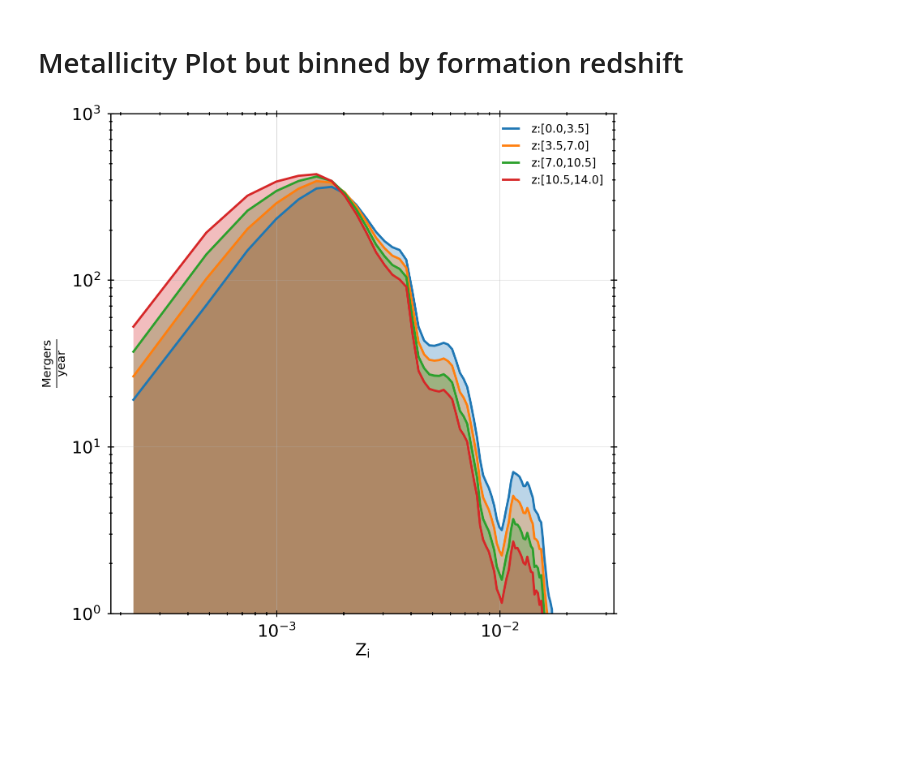
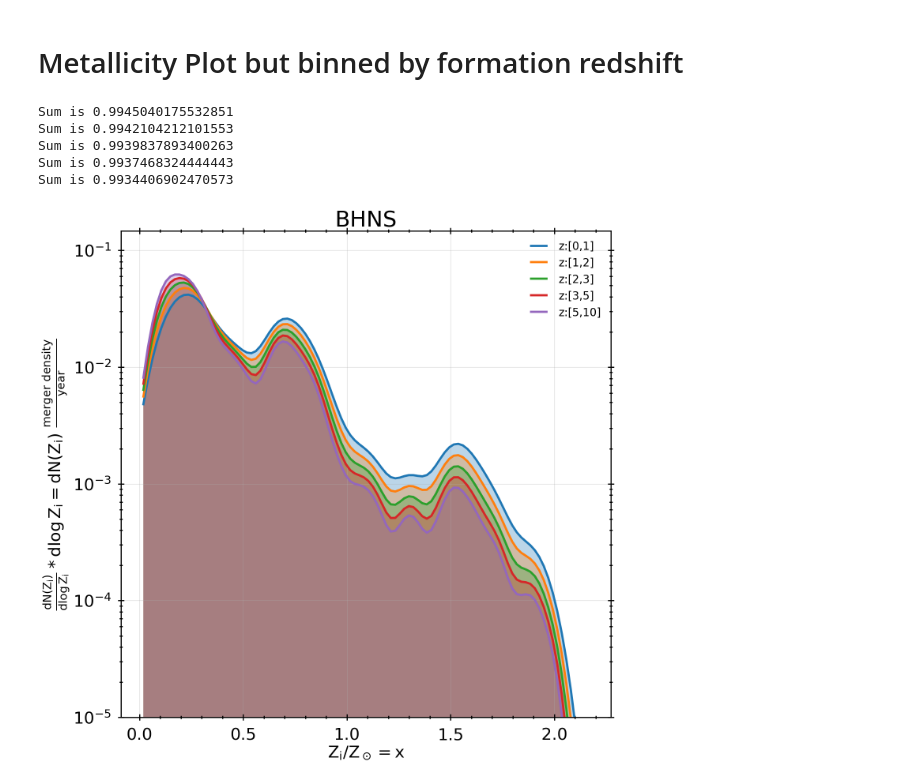
Before and after one commit to stlgolfer/metallicity_mergers, a Jupyter notebook: convolve_test.ipynb, the cells around one changed output. Cells and saved outputs as stored; diff of their text form; code cells hidden in the pictures; blank space fills up the shorter version.

```diff
--- a/convolve_test.ipynb
+++ b/convolve_test.ipynb
@@ -30,9 +30,10 @@ fdata = h5py.File(filepath)
 all_dco_seeds = fdata['BSE_Double_Compact_Objects']['SEED'][()]
 all_seeds = fdata['BSE_System_Parameters']['SEED'][()]
 metallicities = fdata["BSE_System_Parameters"]["Metallicity@ZAMS(1)"][()]
+# potentially mask with/without a stable mass transfer or without an envelope
 mixture_weight = fdata["BSE_System_Parameters"]["mixture_weight"][()]
 fdata.close()
-TYPES = 'BBH'
+TYPES = 'BHNS'
 fe_binned, fe_bins, compasdata = get_formation_efficiency(filepath, types=TYPES)
 delayTimes = compasdata.delayTimes
 
@@ -677,41 +685,53 @@ KeyError: 'weights_at_current_z0'
 # %%
 # basically same plot as above, but now we want to bin by redshift basically
 form_fig, form_ax = plt.subplots(1, 1)
-Zm = dco_metallicities
+PLOT_Z_LOG = False
+Zm = np.log10(dco_metallicities/0.012) if PLOT_Z_LOG else dco_metallicities/0.012
 
-weights = fiducial_plotting_data['weights_at_current_z0']
 all_weights = fiducial_plotting_data['all_weights']
 redshifts = fiducial_plotting_data['redshifts']
 
 # sum up to z
-redshift_edges = np.linspace(0, 14, 5)#np.logspace(np.log10(0.001), np.log10(14), 5)
+redshift_edges = np.array([0, 1, 2, 3, 5, 10])#np.linspace(0, 14, 5)#np.logspace(np.log10(0.001), np.log10(14), 5)
 def do_metallicity_plot_to_redshift(left, right):
     w = np.sum(all_weights[:, (np.digitize(left, redshift_edges)-1):(np.digitize(right, redshift_edges)-1)], axis=1)
     dco_met_hist, dco_met_bins = np.histogram(
         Zm,
         weights=w,
         bins=bins,
         density=True
     )
     # print(np.sum(dco_met_hist*np.diff(dco_met_bins)))
 
     dco_metallicity_weighted_kde = stats.gaussian_kde(
         Zm,
         weights=w # TODO: multiply weights by mixture weights?
     )
 
     dco_met_bins_midpoints = (dco_met_bins[:-1]+dco_met_bins[1:])/2
-    form_ax.plot(dco_met_bins_midpoints, dco_metallicity_weighted_kde(dco_met_bins_midpoints), label=f'z:[{left},{right}]')
-    form_ax.fill_between(dco_met_bins_midpoints, dco_metallicity_weighted_kde(dco_met_bins_midpoints) ,alpha=0.3)
+    dlogZ = np.diff(dco_met_bins)
+    print(f'Sum is {dco_metallicity_weighted_kde(dco_met_bins_midpoints)@dlogZ}')
+    plot_line = dco_metallicity_weighted_kde(dco_met_bins_midpoints)*dlogZ
+    form_ax.plot(dco_met_bins_midpoints, plot_line, label=f'z:[{left},{right}]')
+    form_ax.fill_between(dco_met_bins_midpoints, plot_line, alpha=0.3)
+    # form_ax.axhline(plot_line.max())
 
 for i in range(len(redshift_edges)-1):
     do_metallicity_plot_to_redshift(redshift_edges[i], redshift_edges[i+1])
-form_ax.set_xlabel(r'$Z_i$')
-form_ax.set_ylabel(r'$\frac{\text{Mergers}}{year}$')
-form_ax.set_xscale('log')
+form_ax.set_xlabel(r'$\log_{10}(Z_i/Z_\odot)=x$' if PLOT_Z_LOG else r'$Z_i/Z_\odot=x$')
+# form_ax.set_xlabel(r'$\log_{10}(Z_i)$')
+form_ax.set_ylabel(r'$\frac{dN(Z_i)}{d\log Z_i}*d\log Z_i=dN(Z_i)~\frac{\text{merger density}}{\text{year}}$')
+# form_ax.set_ylabel(r'$N(x)$ Density CDF')
+# form_ax.set_xscale('log')
 form_ax.set_yscale('log')
-form_ax.set_ylim(1,1000)
+form_ax.set_title(f'{TYPES}')
+form_ax.set_ylim(1e-5,0)
 form_ax.legend()
 form_fig.show()
 # %% [output]
+Sum is 0.9945040175532851
+Sum is 0.9942104212101553
+Sum is 0.9939837893400263
+Sum is 0.9937468324444443
+Sum is 0.9934406902470573
-[figure, old version]
+[figure, new version]
```
Also changed, not shown: parts of 6 cells of this notebook.
